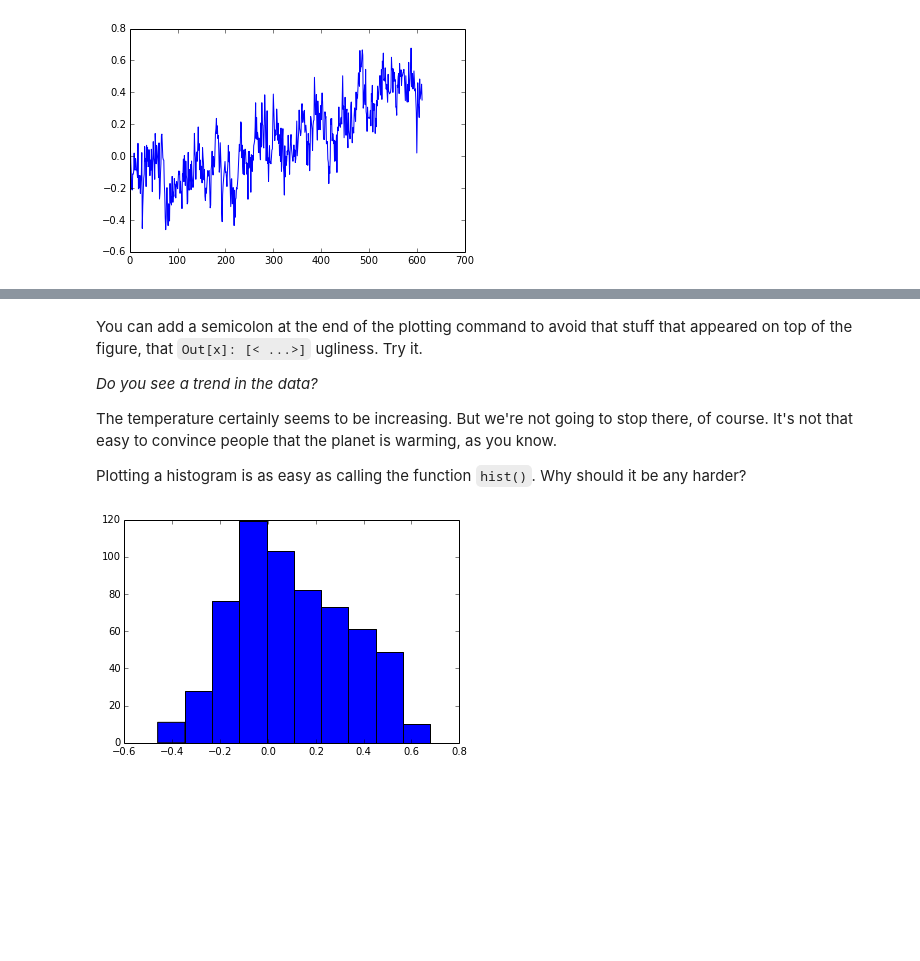
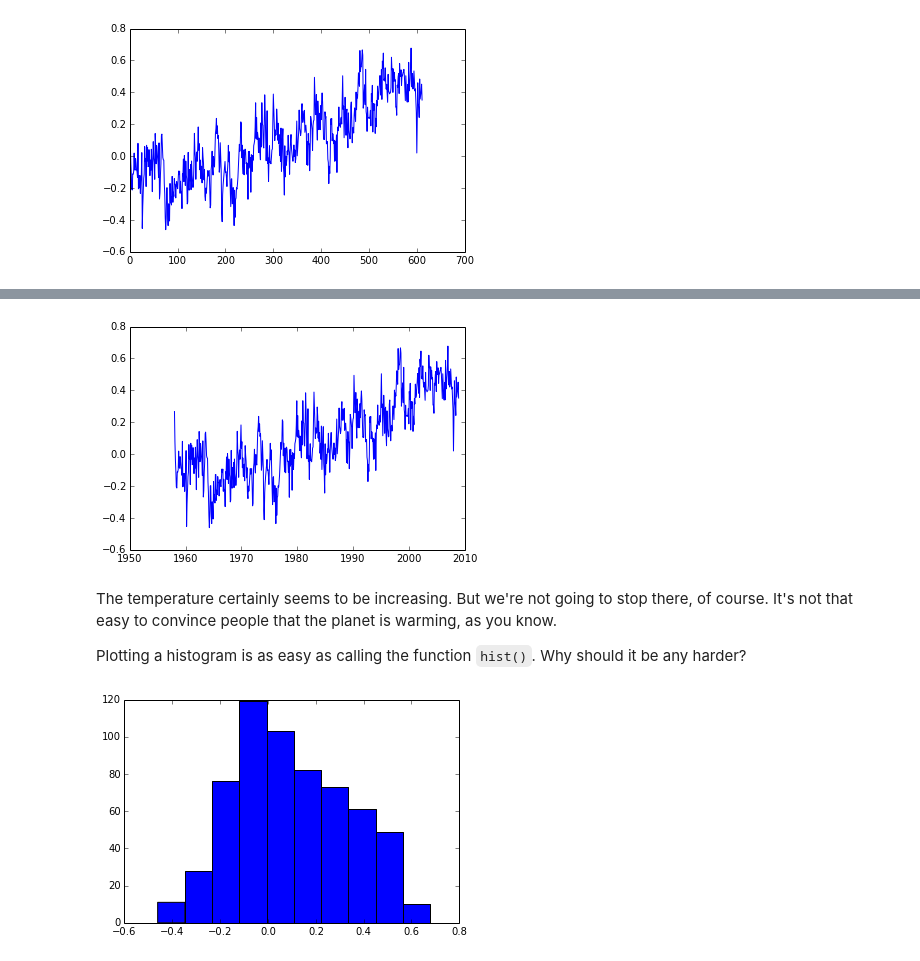
Before and after one commit to barbagroup/JITcode-MechE, a Jupyter notebook: lessons/01_Lesson01_ReadAndPlot.ipynb, the cells around one changed output, grey strips where cells are left out. Cells and saved outputs as stored; diff of their text form; code cells hidden in the pictures; blank space fills up the shorter version.

```diff
--- a/lessons/01_Lesson01_ReadAndPlot.ipynb
+++ b/lessons/01_Lesson01_ReadAndPlot.ipynb
@@ -111,8 +119,8 @@ plt.plot(T[:,1])
+# %%
+plt.plot(T[:,0],T[:,1]);
+# %% [output]
+[figure, added]
 # %% [markdown]
-You can add a semicolon at the end of the plotting command to avoid that stuff that appeared on top of the figure, that `Out[x]: [< ...>]` ugliness. Try it.
-
-*Do you see a trend in the data?*
-
 The temperature certainly seems to be increasing. But we're not going to stop there, of course. It's not that easy to convince people that the planet is warming, as you know.
 
 Plotting a histogram is as easy as calling the function `hist()`. Why should it be any harder?
```
Also changed, not shown: parts of 6 cells of this notebook.
